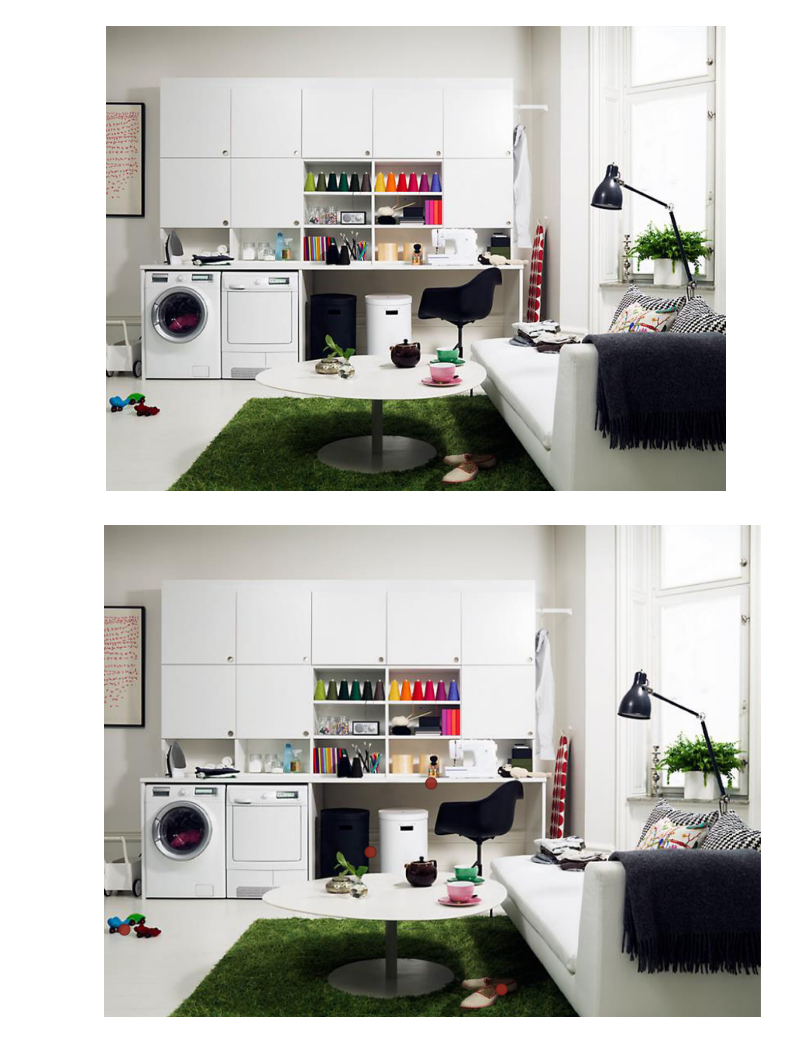
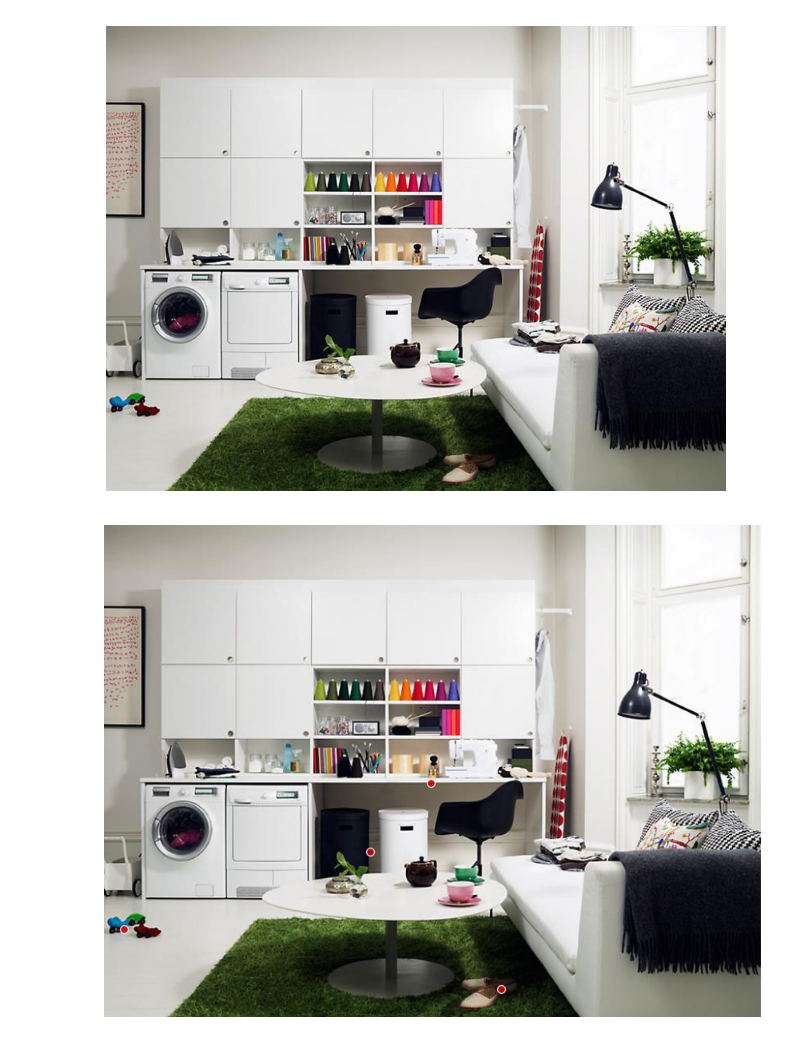
Before and after one commit to catarina-moreira/human_patterns_exploration, a Jupyter notebook: [0]_Data_Analysis.ipynb, the cells around one changed output. Cells and saved outputs as stored; diff of their text form; code cells hidden in the pictures.

Commit message:
fixed fixation plotting functions

```diff
--- a/[0]_Data_Analysis.ipynb
+++ b/[0]_Data_Analysis.ipynb
@@ -124,7 +125,12 @@ Image Path: d:\home\Documents\Github\human_patterns_exploration\data\images\1exp
 imageData.show()
 # %% [output]
 [figure]
+# %%
+font_color =  "yellow"
+COLOR_CODE_1 = "fixation_scarletred_meddark"
+COLOR_CODE_2 = "aluminium"
+COLOR_CODE_3 = "yellow"
 # %%
-task.draw_fixations( fix_color="#922b21", fix_edge_color="#641e16", alpha=0.9, size = 100 )
+task.draw_fixations( fix_color=COLOR_CODE_1, fix_edge_color=COLOR_CODE_2, alpha=0.9, size = 50 )
 # %% [output]
-[figure, old version]
+[figure, new version]
```
Also changed, not shown: parts of 4 cells of this notebook, 17 other files.
